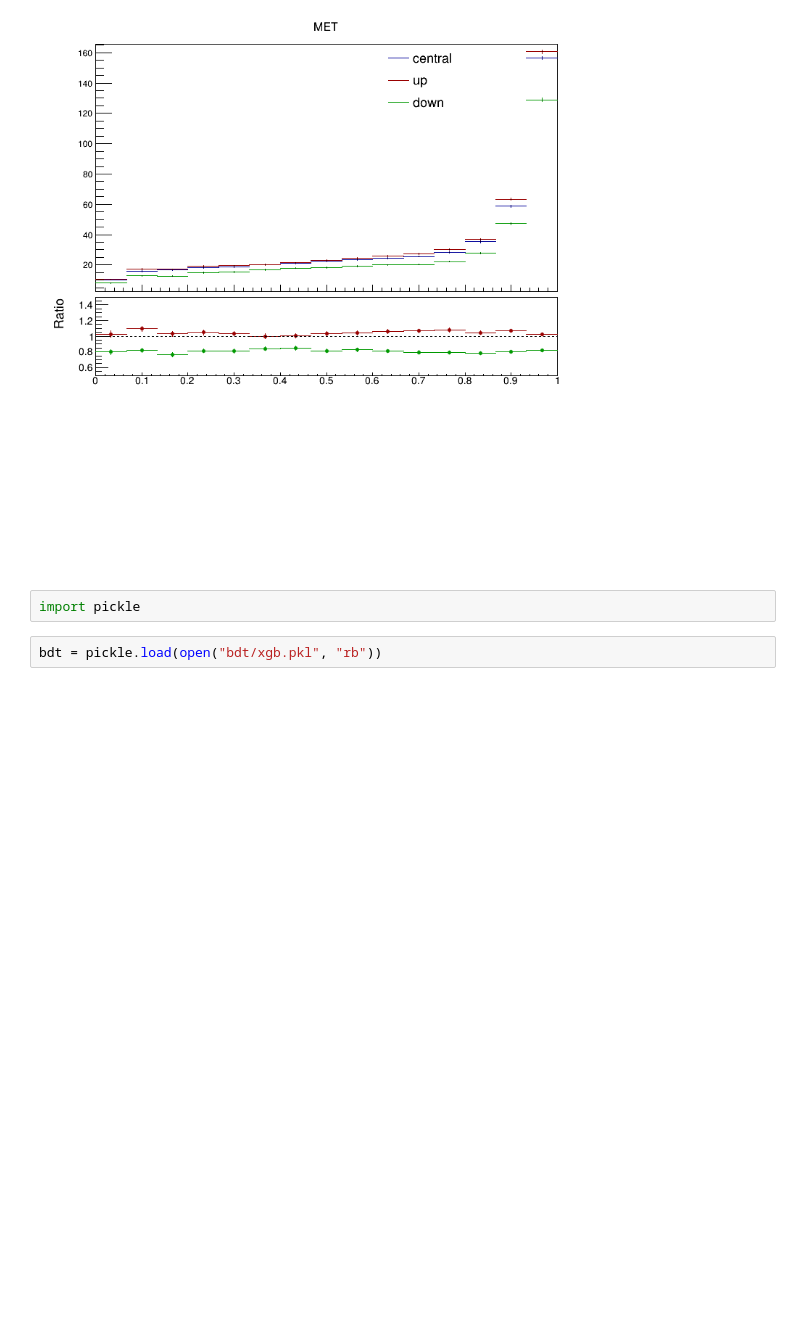
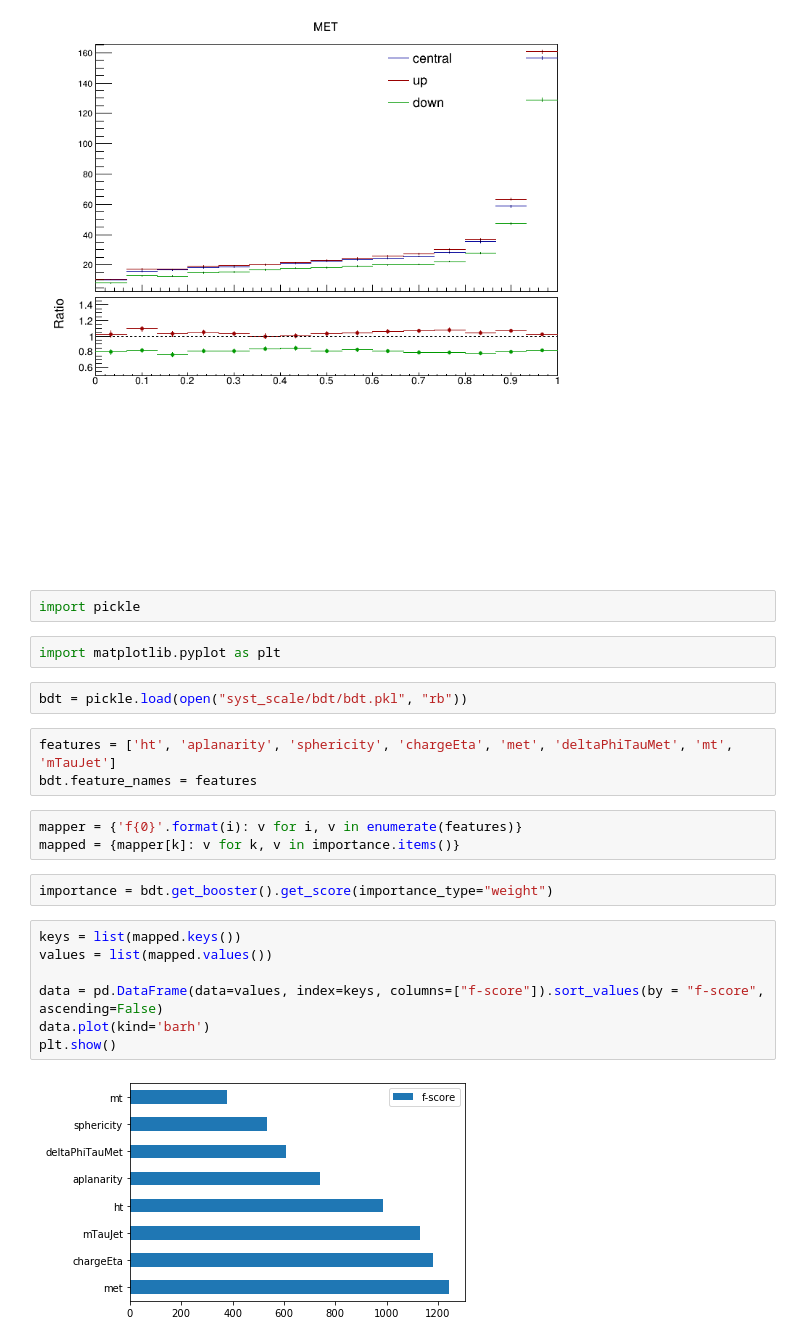
Before and after one commit to llayer/cmsopen, a Jupyter notebook: columnar/signal_syst.ipynb, the cells around one changed output. Cells and saved outputs as stored; diff of their text form; blank space fills up the shorter version.

```diff
--- a/columnar/signal_syst.ipynb
+++ b/columnar/signal_syst.ipynb
@@ -235,5 +235,24 @@ Warning in <TCanvas::Constructor>: Deleting canvas with same name: c
 [figure]
 # %%
 import pickle
+# %%
+import matplotlib.pyplot as plt
 # %%
-bdt = pickle.load(open("bdt/xgb.pkl", "rb"))
+bdt = pickle.load(open("syst_scale/bdt/bdt.pkl", "rb"))
+# %%
+features = ['ht', 'aplanarity', 'sphericity', 'chargeEta', 'met', 'deltaPhiTauMet', 'mt', 'mTauJet']
+bdt.feature_names = features
+# %%
+mapper = {'f{0}'.format(i): v for i, v in enumerate(features)}
+mapped = {mapper[k]: v for k, v in importance.items()}
+# %%
+importance = bdt.get_booster().get_score(importance_type="weight")
+# %%
+keys = list(mapped.keys())
+values = list(mapped.values())
+
+data = pd.DataFrame(data=values, index=keys, columns=["f-score"]).sort_values(by = "f-score", ascending=False)
+data.plot(kind='barh')
+plt.show()
+# %% [output]
+[figure, added]
```
Also changed, not shown: 4 other files.
